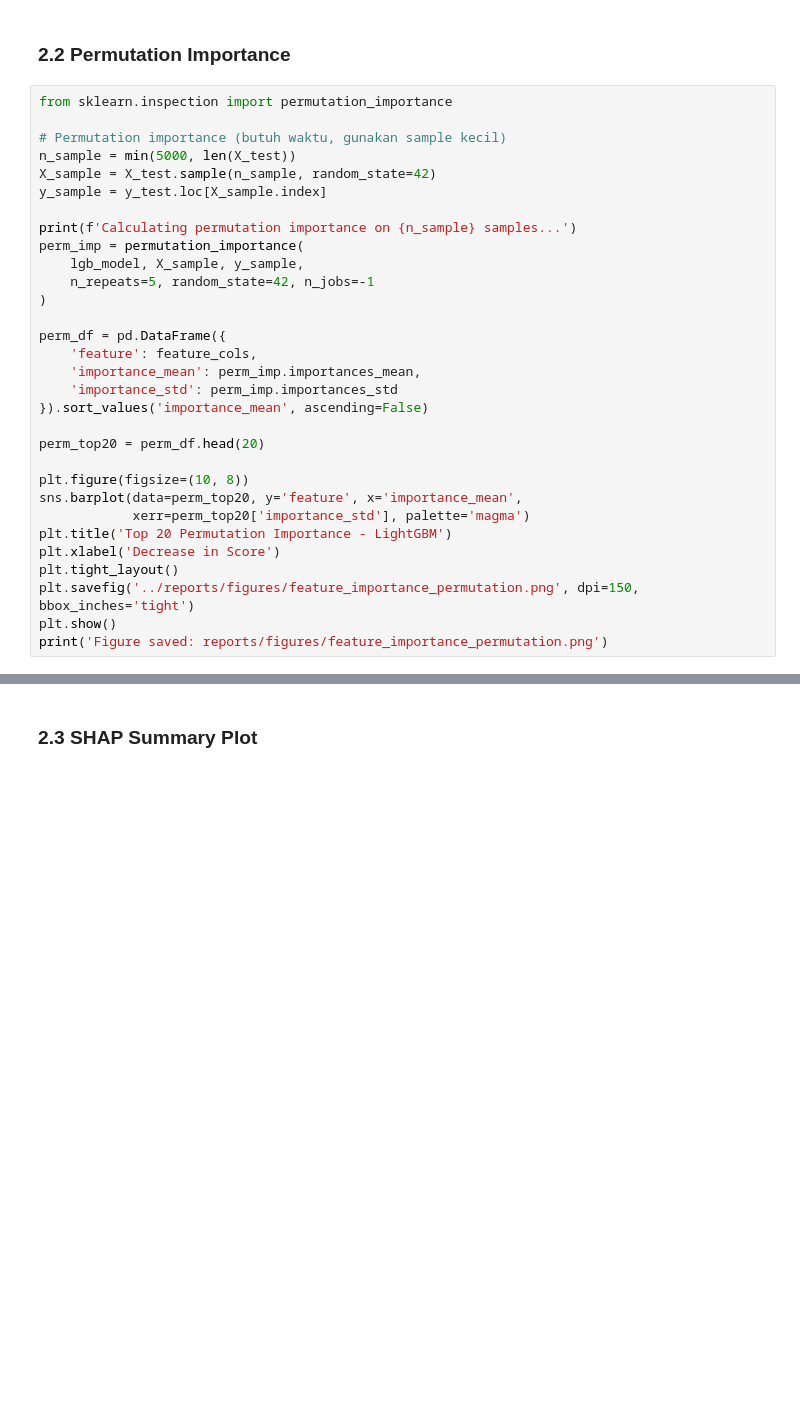
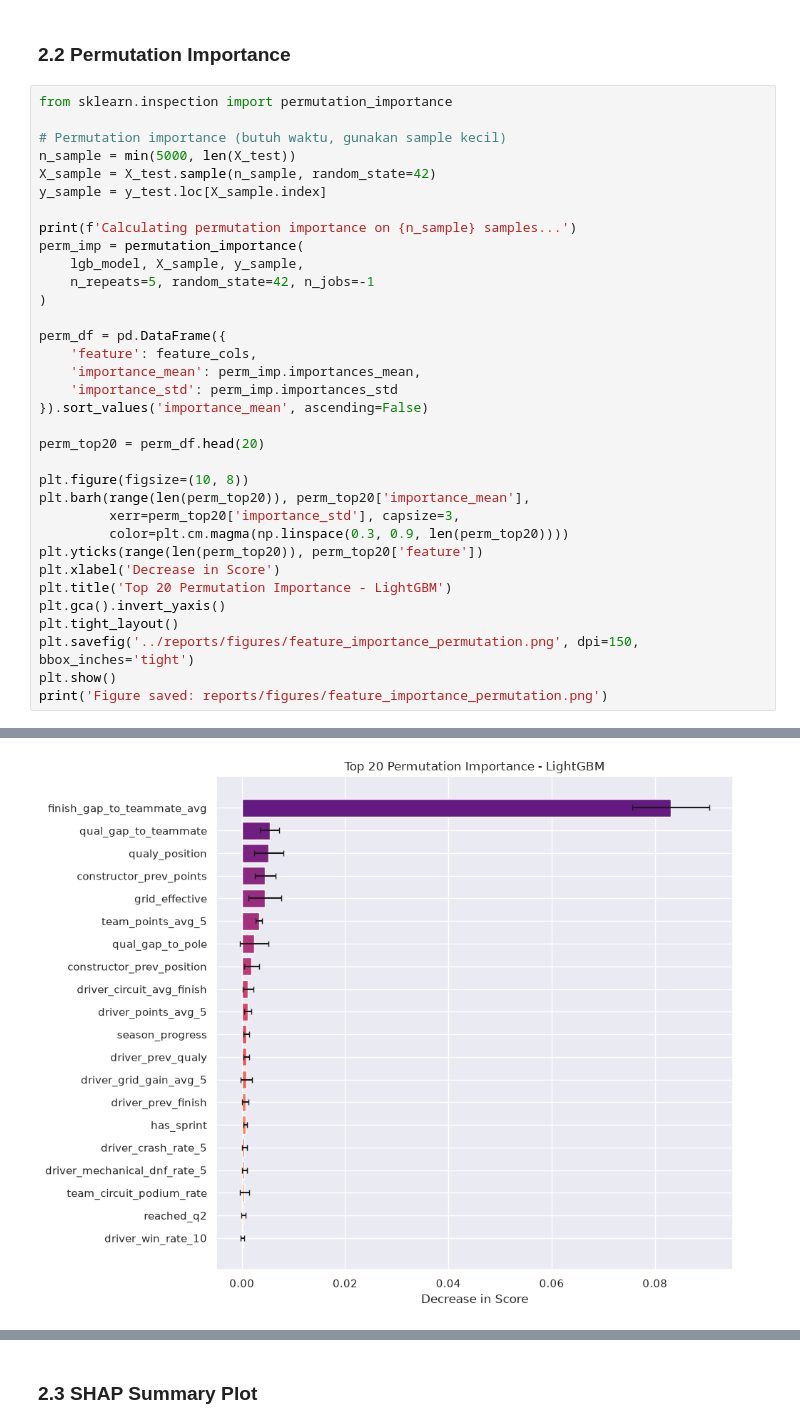
Before and after one commit to blurtie/f1-podium-prediction, a Jupyter notebook: notebooks/09_explainability.ipynb, the cells around one changed output, grey strips where cells are left out. Drawn from its saved outputs; the diff is of its cells as text; blank space fills up the shorter version.

```diff
--- a/notebooks/09_explainability.ipynb
+++ b/notebooks/09_explainability.ipynb
@@ -111,11 +123,15 @@ perm_df = pd.DataFrame({
 perm_top20 = perm_df.head(20)
 
 plt.figure(figsize=(10, 8))
-sns.barplot(data=perm_top20, y='feature', x='importance_mean',
-            xerr=perm_top20['importance_std'], palette='magma')
+plt.barh(range(len(perm_top20)), perm_top20['importance_mean'],
+         xerr=perm_top20['importance_std'], capsize=3,
+         color=plt.cm.magma(np.linspace(0.3, 0.9, len(perm_top20))))
+plt.yticks(range(len(perm_top20)), perm_top20['feature'])
+plt.xlabel('Decrease in Score')
 plt.title('Top 20 Permutation Importance - LightGBM')
-plt.xlabel('Decrease in Score')
+plt.gca().invert_yaxis()
 plt.tight_layout()
 plt.savefig('../reports/figures/feature_importance_permutation.png', dpi=150, bbox_inches='tight')
 plt.show()
 print('Figure saved: reports/figures/feature_importance_permutation.png')
+# %% [output]
@@ -121,0 +139 @@ print('Figure saved: reports/figures/feature_importance_permutation.png')
+[figure, added]
```
Also changed, not shown: parts of 21 cells of this notebook.
